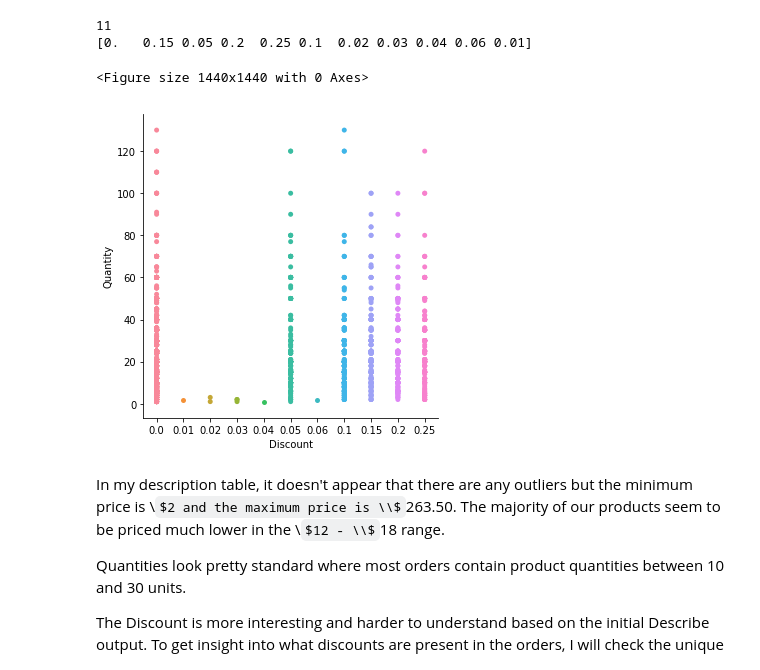
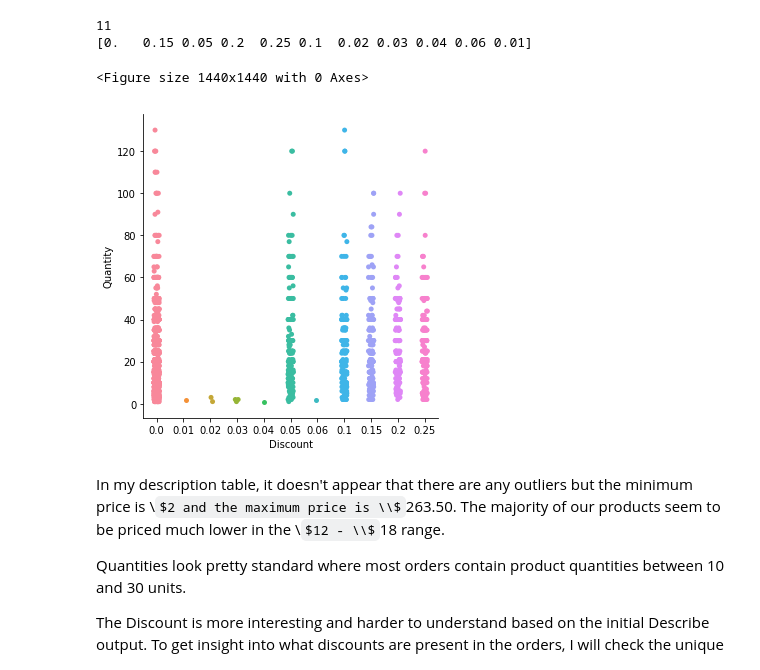
Before and after one commit to miyamuse/dsc-2-final-project-online-ds-sp-000, a Jupyter notebook: project.ipynb, the cells around one changed output. Saved outputs shown, nothing was run; the diff lists cells and outputs as text; code cells hidden in the pictures; some formulas as TeX source.

```diff
--- a/project.ipynb
+++ b/project.ipynb
@@ -202,10 +209,10 @@ print(df1["Discount"].unique())
 [0.   0.15 0.05 0.2  0.25 0.1  0.02 0.03 0.04 0.06 0.01]
 # %%
 plt.figure(figsize = (20, 20))
-sns.catplot(x="Discount", y="Quantity", jitter = False, data=df1);
+sns.catplot(x="Discount", y="Quantity", jitter = True, data=df1);
 # %% [output]
 <Figure size 1440x1440 with 0 Axes>
-[figure, old version]
+[figure, new version]
 # %% [markdown]
 In my description table, it doesn't appear that there are any outliers but the minimum price is \\$2 and the maximum price is \\$263.50. The majority of our products seem to be priced much lower in the \\$12 - \\$18 range.
 
```
Also changed, not shown: parts of 26 cells of this notebook.
